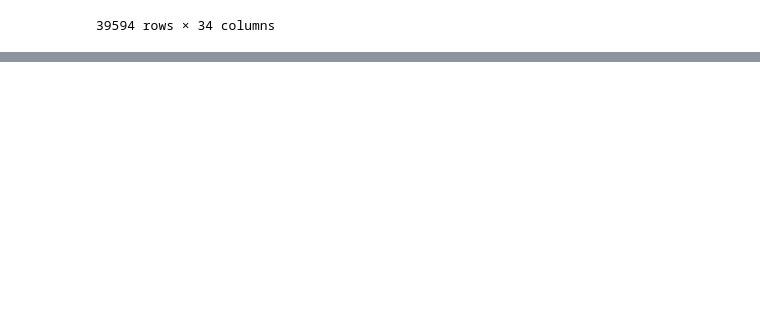
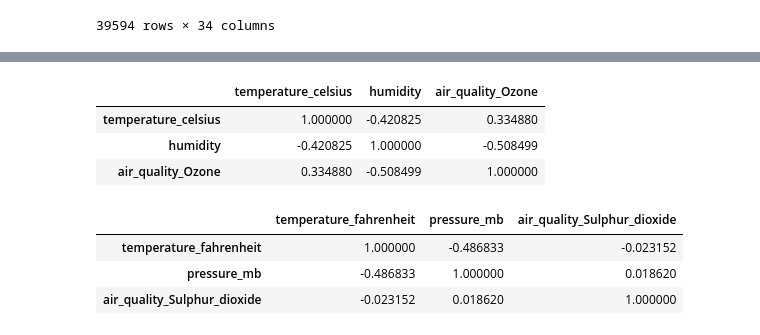
Before and after one commit to betakristien14/certan-, a Jupyter notebook: week 2.ipynb, the cells around one changed output, grey strips where cells are left out. Drawn from its saved outputs; the diff is of its cells as text; code cells hidden in the pictures; blank space fills up the shorter version.

```diff
--- a/week 2.ipynb
+++ b/week 2.ipynb
@@ -56,0 +76,15 @@ df_noid
+# %%
+df_noid[['temperature_celsius', 'humidity','air_quality_Ozone']].corr()
+# %% [output]
+|  | temperature_celsius | humidity | air_quality_Ozone |
+| temperature_celsius | 1.000000 | -0.420825 | 0.334880 |
+| humidity | -0.420825 | 1.000000 | -0.508499 |
+| air_quality_Ozone | 0.334880 | -0.508499 | 1.000000 |
+# %%
+#Tugas 01
+df_noid[['temperature_fahrenheit', 'pressure_mb','air_quality_Sulphur_dioxide']].corr()
+# %% [output]
+|  | temperature_fahrenheit | pressure_mb | air_quality_Sulphur_dioxide |
+| temperature_fahrenheit | 1.000000 | -0.486833 | -0.023152 |
+| pressure_mb | -0.486833 | 1.000000 | 0.018620 |
+| air_quality_Sulphur_dioxide | -0.023152 | 0.018620 | 1.000000 |
```
Also changed, not shown: parts of 10 cells of this notebook, 1 other file.
